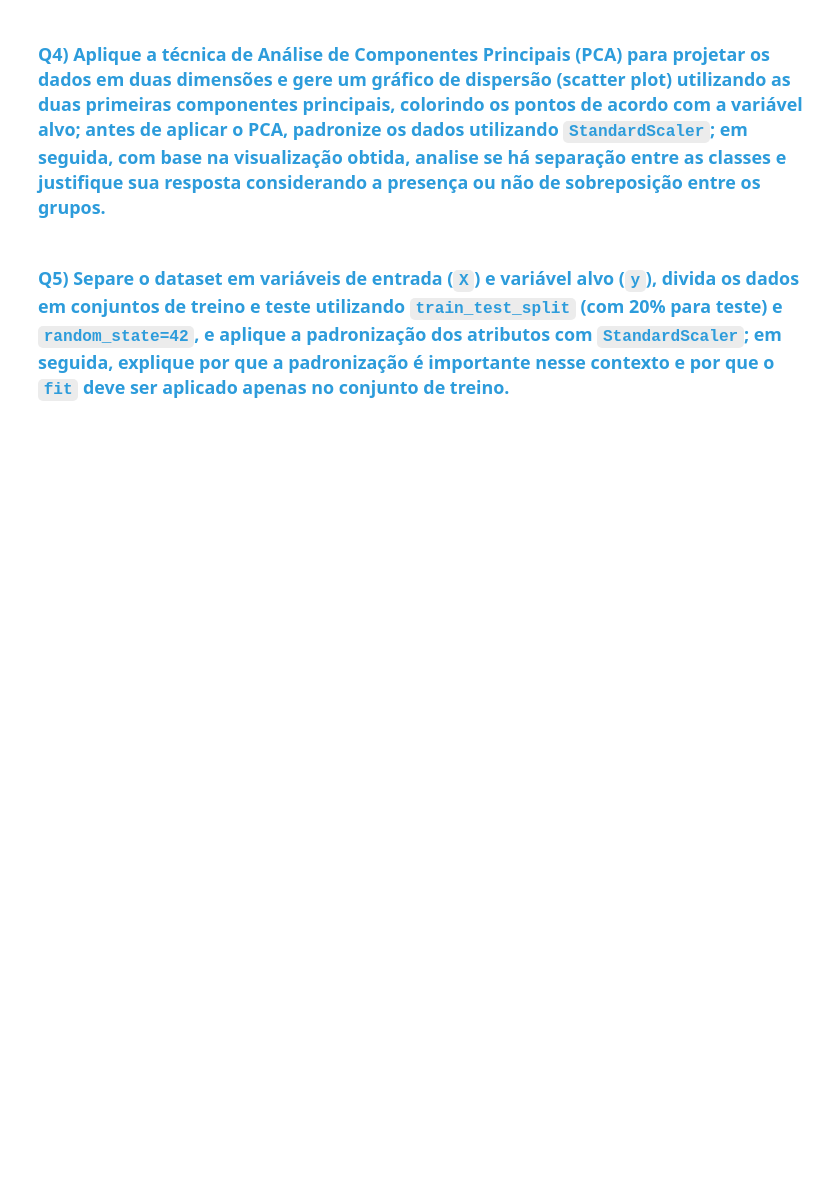
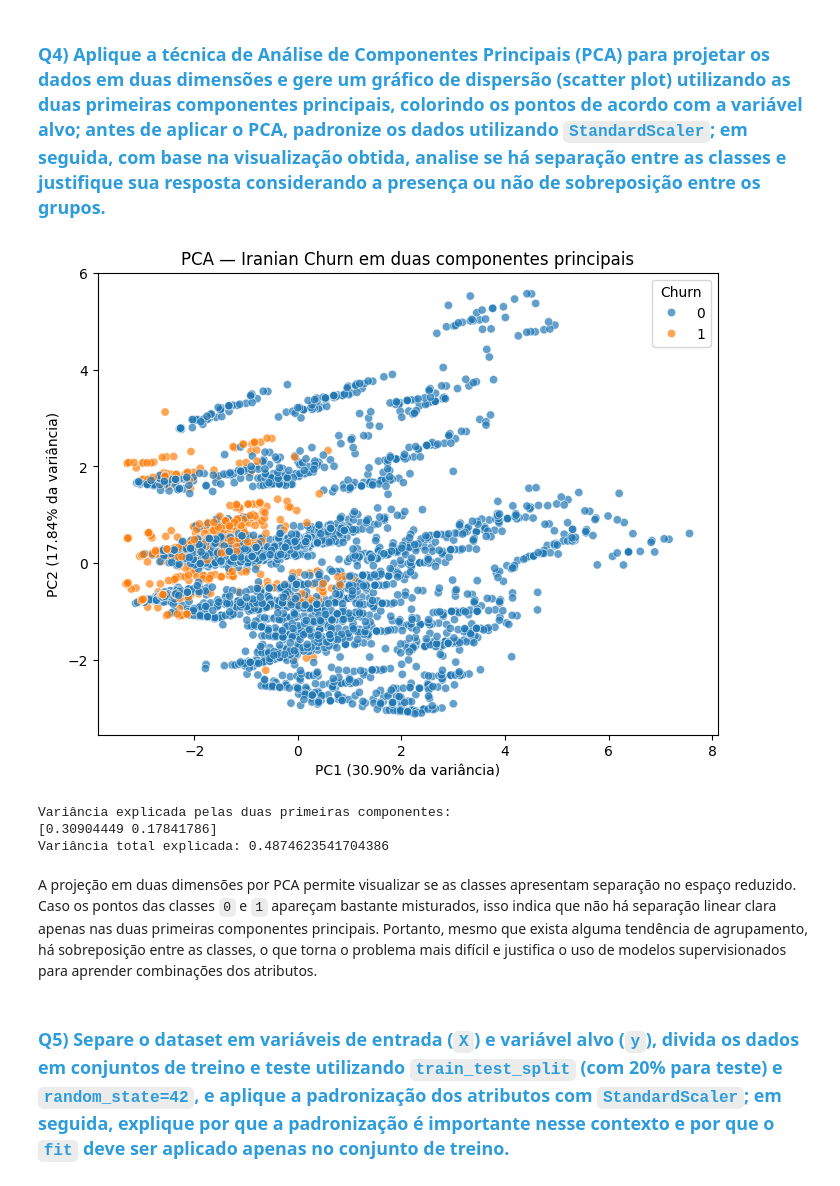
Before and after one commit to jaumg2004/Academia-Digital, a Jupyter notebook: lab/C24_2026_1_LL_Atividade_06_MMMM.ipynb, the cells around one changed output. Cells and saved outputs as stored; diff of their text form; code cells hidden in the pictures; blank space fills up the shorter version.

```diff
--- a/lab/C24_2026_1_LL_Atividade_06_MMMM.ipynb
+++ b/lab/C24_2026_1_LL_Atividade_06_MMMM.ipynb
@@ -148,4 +216,43 @@ corr = TARGET_COLUMN.corr(df['Age Group'])
 # %% [markdown]
 ### <font color='#2D9CDB'>Q4) Aplique a técnica de Análise de Componentes Principais (PCA) para projetar os dados em duas dimensões e gere um gráfico de dispersão (scatter plot) utilizando as duas primeiras componentes principais, colorindo os pontos de acordo com a variável alvo; antes de aplicar o PCA, padronize os dados utilizando `StandardScaler`; em seguida, com base na visualização obtida, analise se há separação entre as classes e justifique sua resposta considerando a presença ou não de sobreposição entre os grupos.</font>
+# %%
+X = df.drop(columns=[TARGET_COLUMN])
+y = df[TARGET_COLUMN]
+
+scaler_pca = StandardScaler()
+X_scaled = scaler_pca.fit_transform(X)
+
+pca = PCA(n_components=2)
+X_pca = pca.fit_transform(X_scaled)
+
+df_pca = pd.DataFrame({
+    "PC1": X_pca[:, 0],
+    "PC2": X_pca[:, 1],
+    "Churn": y.values
+})
+
+plt.figure(figsize=(8, 6))
+sns.scatterplot(
+    data=df_pca,
+    x="PC1",
+    y="PC2",
+    hue="Churn",
+    alpha=0.7
+)
+plt.title("PCA — Iranian Churn em duas componentes principais")
+plt.xlabel(f"PC1 ({pca.explained_variance_ratio_[0]*100:.2f}% da variância)")
+plt.ylabel(f"PC2 ({pca.explained_variance_ratio_[1]*100:.2f}% da variância)")
+plt.show()
+
+print("Variância explicada pelas duas primeiras componentes:")
+print(pca.explained_variance_ratio_)
+print("Variância total explicada:", pca.explained_variance_ratio_.sum())
+# %% [output]
+[figure, added]
+Variância explicada pelas duas primeiras componentes:
+[0.30904449 0.17841786]
+Variância total explicada: 0.4874623541704386
+# %% [markdown]
+A projeção em duas dimensões por PCA permite visualizar se as classes apresentam separação no espaço reduzido. Caso os pontos das classes `0` e `1` apareçam bastante misturados, isso indica que não há separação linear clara apenas nas duas primeiras componentes principais. Portanto, mesmo que exista alguma tendência de agrupamento, há sobreposição entre as classes, o que torna o problema mais difícil e justifica o uso de modelos supervisionados para aprender combinações dos atributos.
 # %% [markdown]
 ### <font color='#2D9CDB'>Q5) Separe o dataset em variáveis de entrada (`X`) e variável alvo (`y`), divida os dados em conjuntos de treino e teste utilizando `train_test_split` (com 20% para teste) e `random_state=42`, e aplique a padronização dos atributos com `StandardScaler`; em seguida, explique por que a padronização é importante nesse contexto e por que o `fit` deve ser aplicado apenas no conjunto de treino.
```
Also changed, not shown: parts of 45 cells of this notebook.
